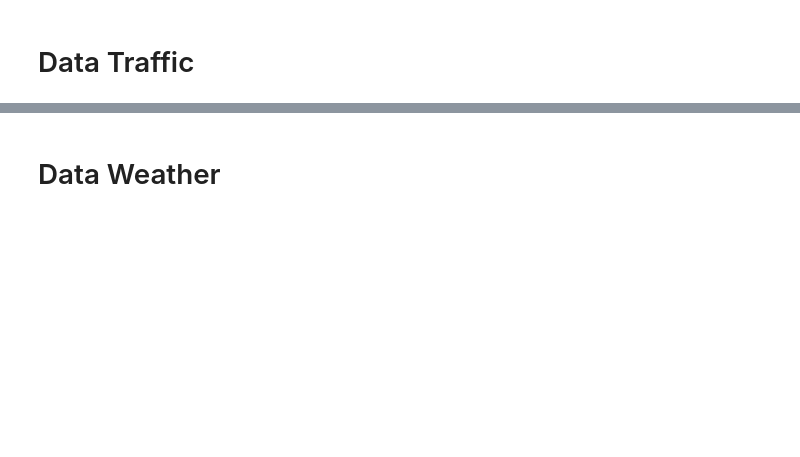
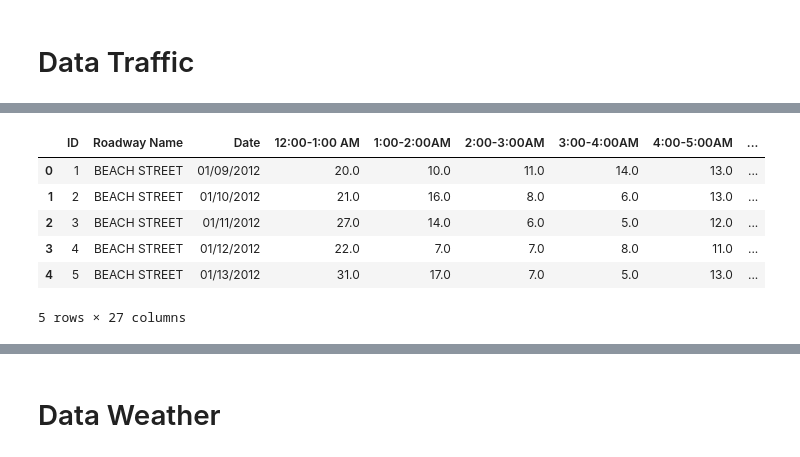
Before and after one commit to saymenth/BigData_project, a Jupyter notebook: traffic-casuality.ipynb, the cells around one changed output, grey strips where cells are left out. Drawn from its saved outputs; the diff is of its cells as text; code cells hidden in the pictures; blank space fills up the shorter version.

```diff
--- a/traffic-casuality.ipynb
+++ b/traffic-casuality.ipynb
@@ -5,3 +5,4 @@ import numpy as np
 import pandas as pd
 # %%
 df = pd.read_csv('Traffic_Volume_Counts_20240710.csv')
+df_copy = df.copy()
@@ -20,0 +66,10 @@ df = df.drop(columns=['SegmentID', 'Direction', 'From', 'To'], axis=0)
+# %%
+df.head()
+# %% [output]
+|  | ID | Roadway Name | Date | 12:00-1:00 AM | 1:00-2:00AM | 2:00-3:00AM | 3:00-4:00AM | 4:00-5:00AM | ... |
+| 0 | 1 | BEACH STREET | 01/09/2012 | 20.0 | 10.0 | 11.0 | 14.0 | 13.0 | ... |
+| 1 | 2 | BEACH STREET | 01/10/2012 | 21.0 | 16.0 | 8.0 | 6.0 | 13.0 | ... |
+| 2 | 3 | BEACH STREET | 01/11/2012 | 27.0 | 14.0 | 6.0 | 5.0 | 12.0 | ... |
+| 3 | 4 | BEACH STREET | 01/12/2012 | 22.0 | 7.0 | 7.0 | 8.0 | 11.0 | ... |
+| 4 | 5 | BEACH STREET | 01/13/2012 | 31.0 | 17.0 | 7.0 | 5.0 | 13.0 | ... |
+5 rows × 27 columns
```
Also changed, not shown: parts of 20 cells of this notebook, 2 other files.
